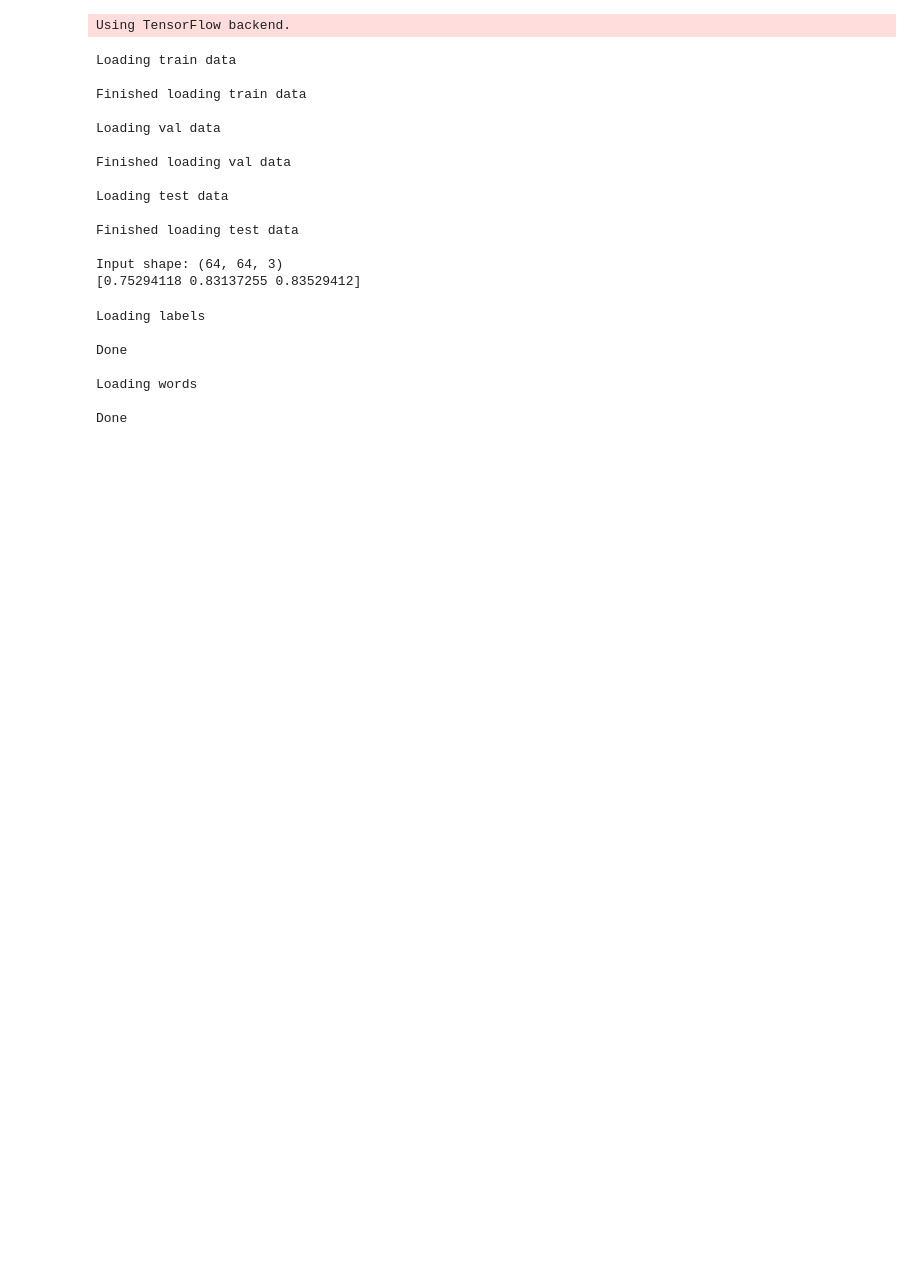
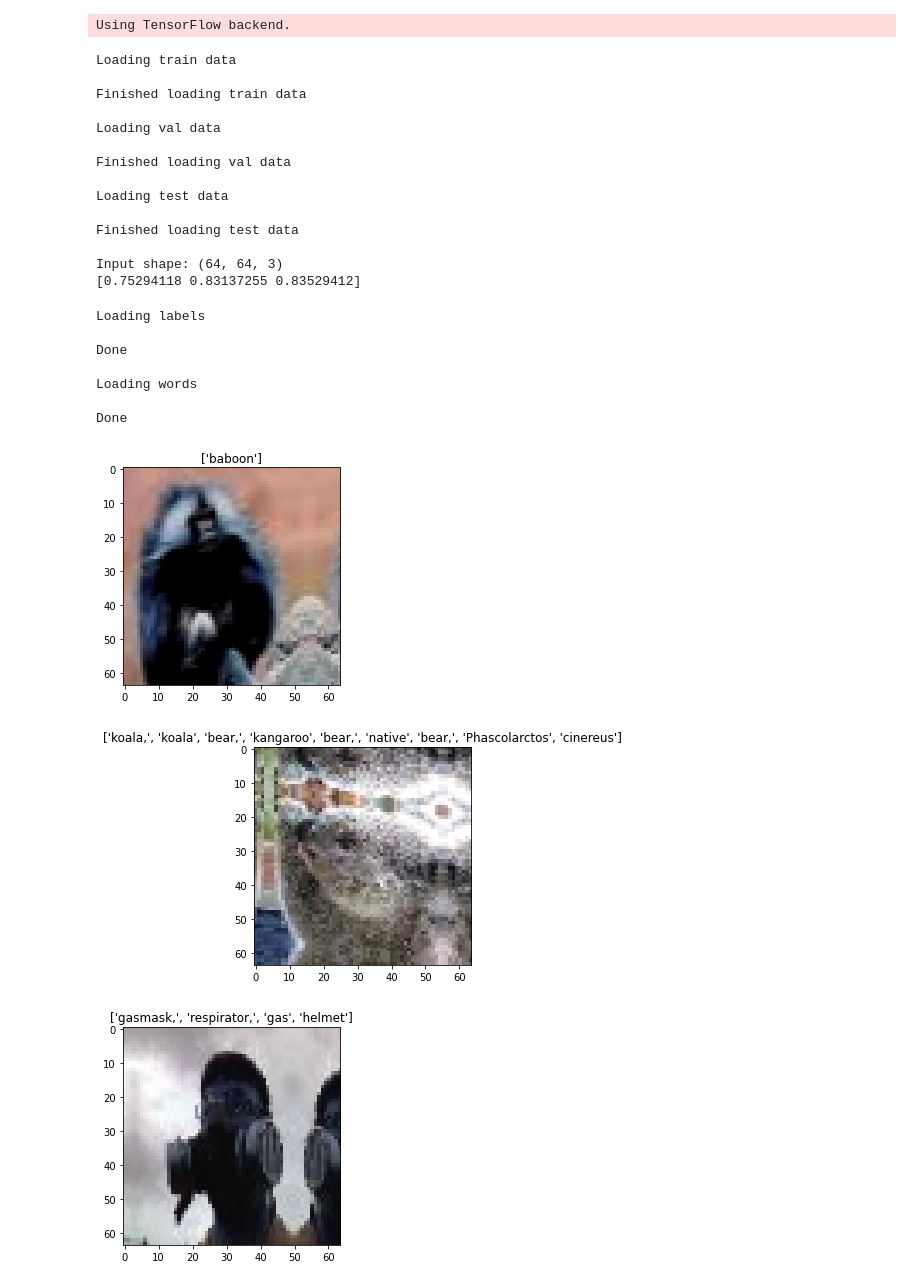
Before and after one commit to kevnnliu/cvproject-genclass, a Jupyter notebook: Training.ipynb, the cells around one changed output. Cells and saved outputs as stored; diff of their text form; code cells hidden in the pictures; blank space fills up the shorter version.

```diff
--- a/Training.ipynb
+++ b/Training.ipynb
@@ -61,24 +61,32 @@ Loading words
 Done
 # %%
 # Image preprocessing for the data
-datagen = ImageDataGenerator(featurewise_center=True,
-                             featurewise_std_normalization=True,
-                             rotation_range=90.,
-                             brightness_range=[0.3, 0.7],
-                             shear_range=0.2,
-                             zoom_range=0.2,
+datagen = ImageDataGenerator(horizontal_flip=True,
+                             shear_range=20.,
+                             zoom_range=0.5,
                              width_shift_range=0.2,
                              height_shift_range=0.2,
                              channel_shift_range=0.1,
                              fill_mode="reflect",
                              preprocessing_function=shuffle_channels)
 
-datagen.fit(X_train)
+# Sample preprocessed images
+for sample, label in datagen.flow(X_train, y_train, batch_size=3):
+    for i in range(3):
+        plt.plot()
+        plt.title(words[labels[np.argmax(label[i])]])
+        plt.imshow(sample[i])
+        plt.show()
+    break
 
 testgen = ImageDataGenerator()
 
 data = {"train": (X_train, y_train),
         "val": (X_val, y_val)}
+# %% [output]
+[figure, added]
+[figure, added]
+[figure, added]
 # %%
 keras.backend.clear_session()
 
```
Also changed, not shown: parts of 5 cells of this notebook, 7 other files.
